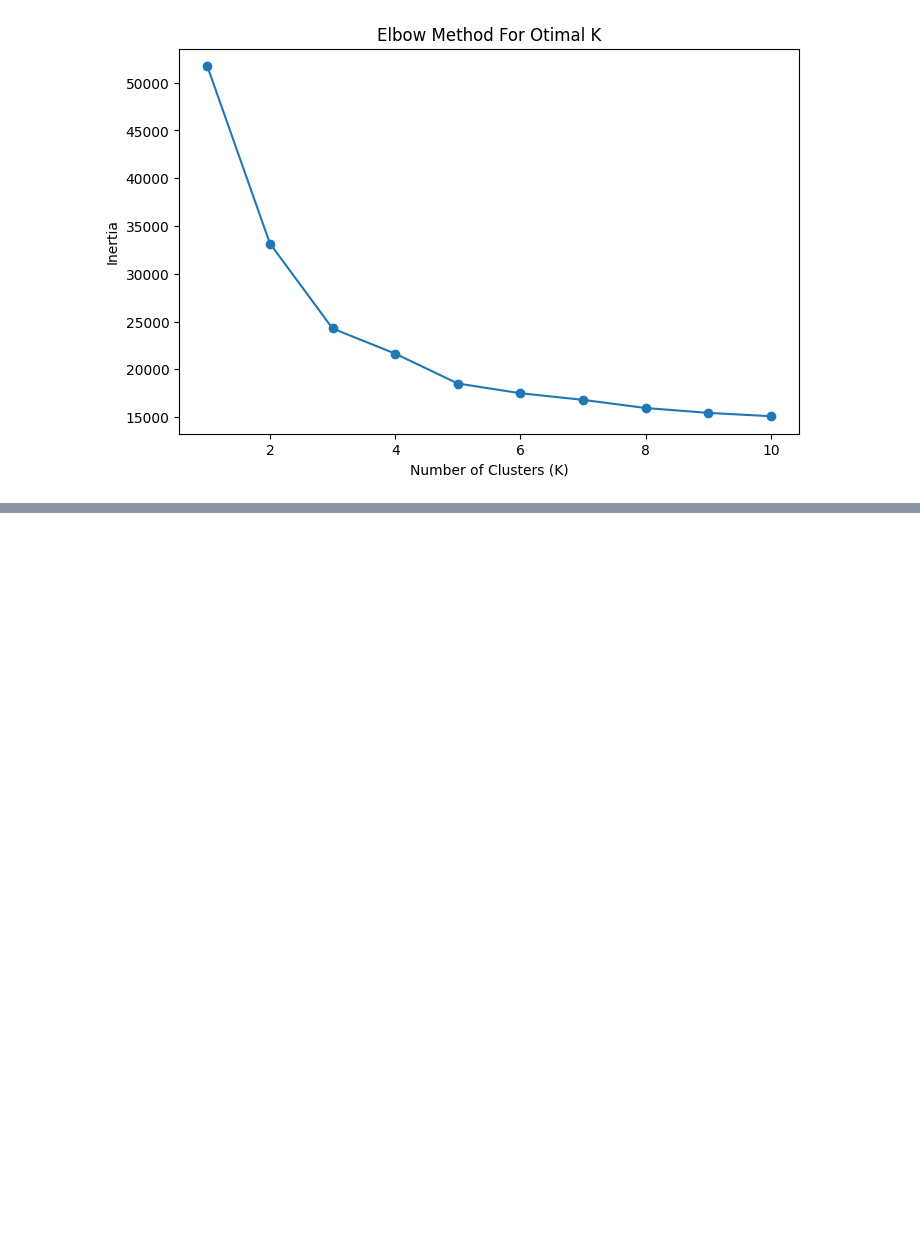
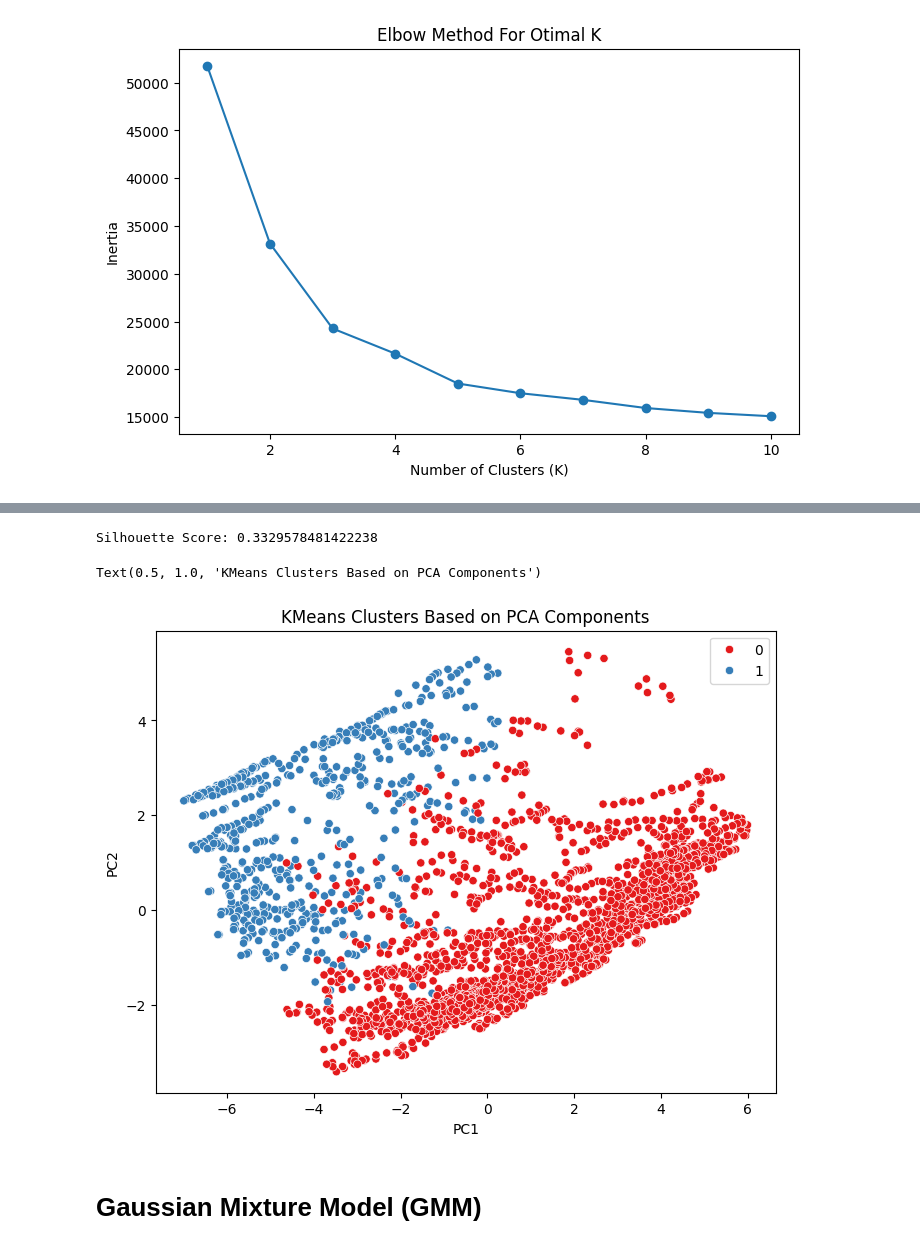
Before and after one commit to rioo09/Country-Classification-Project, a Jupyter notebook: P-651.ipynb, the cells around one changed output, grey strips where cells are left out. Saved outputs shown, nothing was run; the diff lists cells and outputs as text; code cells hidden in the pictures; blank space fills up the shorter version.

Commit message:
Model Building

```diff
--- a/P-651.ipynb
+++ b/P-651.ipynb
@@ -434,0 +522,17 @@ Text(0.5, 1.0, 'KMeans Clusters Based on PCA Components')
+# %%
+agg = AgglomerativeClustering(n_clusters=2, linkage='average') #Create AgglomerativeClustering Model With Optimal Parameters
+pred_agg = agg.fit_predict(final_df)
+# %%
+silhouette_avg = silhouette_score(final_df, pred_agg) #Calculate Silhouette Score For KMeans Clustering
+print(f'Silhouette Score: {silhouette_avg}')
+# %% [output]
+Silhouette Score: 0.3329578481422238
+# %%
+plt.figure(figsize=(8,6))
+sns.scatterplot(x = final_df['PC1'], y = final_df['PC2'], hue=pred_agg, palette='Set1') #Plotting Clusters Based On First Two PCA Components
+plt.title("KMeans Clusters Based on PCA Components")
+# %% [output]
+Text(0.5, 1.0, 'KMeans Clusters Based on PCA Components')
+[figure, added]
+# %% [markdown]
+# Gaussian Mixture Model (GMM)
```
Also changed, not shown: parts of 20 cells of this notebook.
